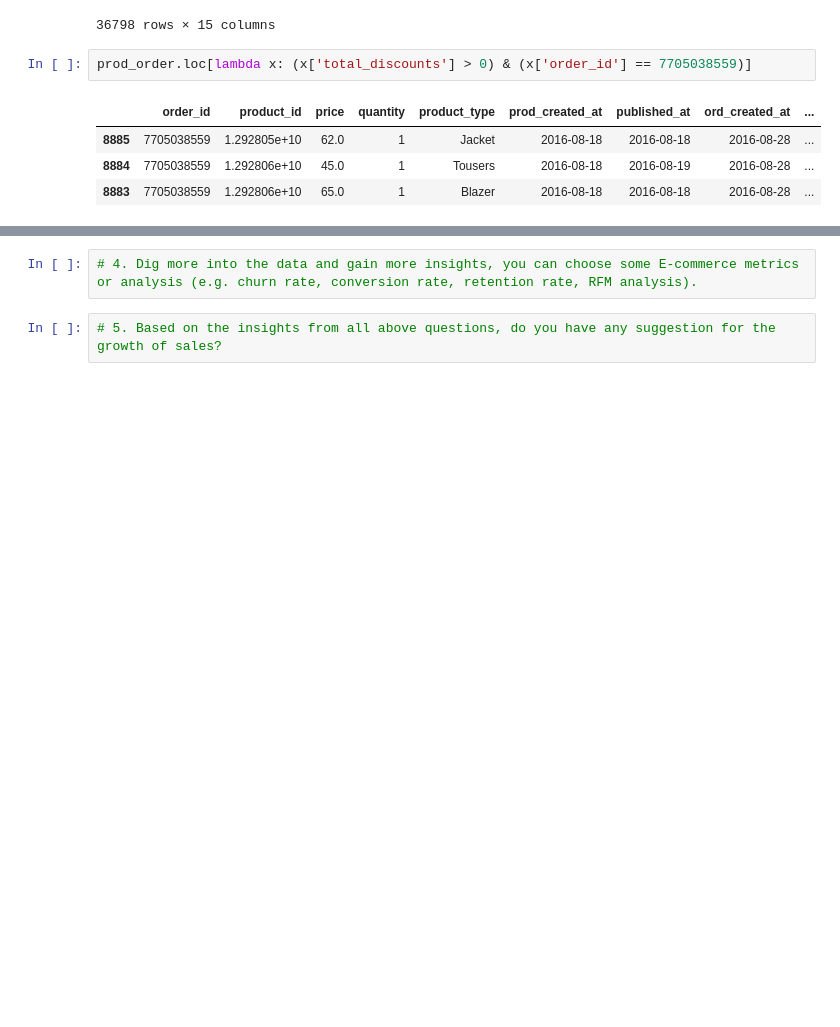
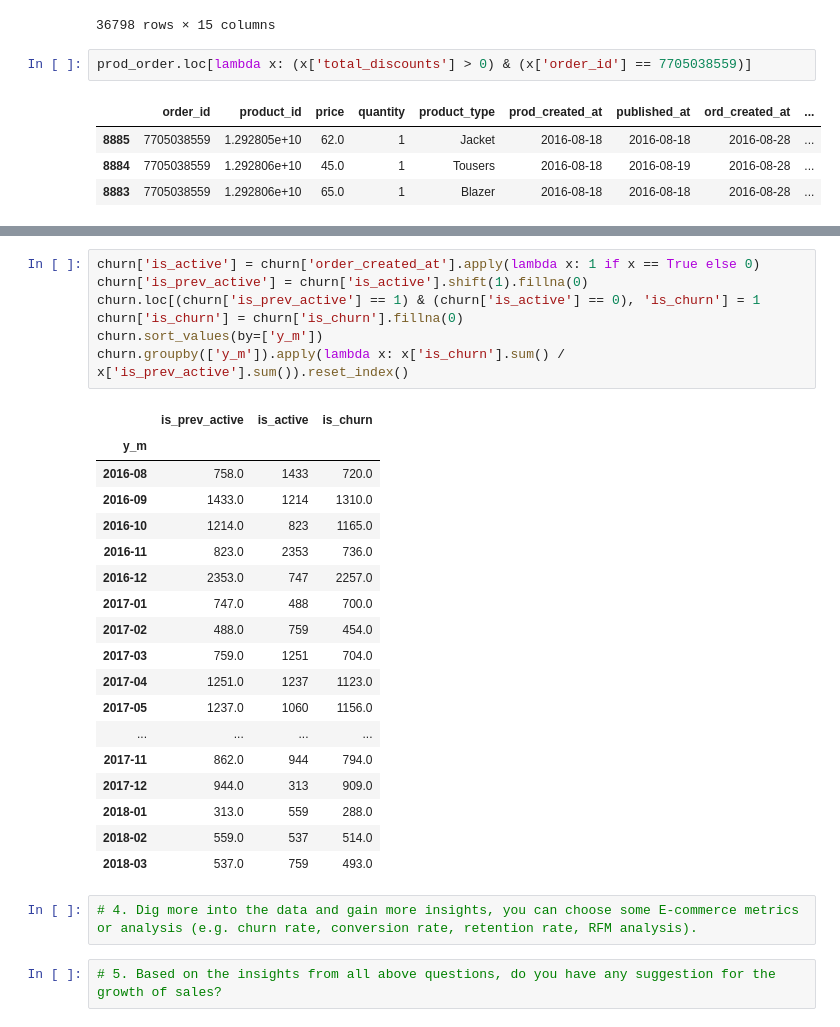
Before and after one commit to ryq99/Use_Case_Backlogs, a Jupyter notebook: ecommerce-project.ipynb, the cells around one changed output, grey strips where cells are left out. Cells and saved outputs as stored; diff of their text form; blank space fills up the shorter version.

```diff
--- a/ecommerce-project.ipynb
+++ b/ecommerce-project.ipynb
@@ -226,3 +228,29 @@ sns.boxplot(data=prod_order, y='total_discounts_ratio', x='quantity')
+# %%
+churn['is_active'] = churn['order_created_at'].apply(lambda x: 1 if x == True else 0)
+churn['is_prev_active'] = churn['is_active'].shift(1).fillna(0)
+churn.loc[(churn['is_prev_active'] == 1) & (churn['is_active'] == 0), 'is_churn'] = 1
+churn['is_churn'] = churn['is_churn'].fillna(0)
+churn.sort_values(by=['y_m'])
+churn.groupby(['y_m']).apply(lambda x: x['is_churn'].sum() / x['is_prev_active'].sum()).reset_index()
+# %% [output]
+|  | is_prev_active | is_active | is_churn |
+| y_m |  |  |  |
+| 2016-08 | 758.0 | 1433 | 720.0 |
+| 2016-09 | 1433.0 | 1214 | 1310.0 |
+| 2016-10 | 1214.0 | 823 | 1165.0 |
+| 2016-11 | 823.0 | 2353 | 736.0 |
+| 2016-12 | 2353.0 | 747 | 2257.0 |
+| 2017-01 | 747.0 | 488 | 700.0 |
+| 2017-02 | 488.0 | 759 | 454.0 |
+| 2017-03 | 759.0 | 1251 | 704.0 |
+| 2017-04 | 1251.0 | 1237 | 1123.0 |
+| 2017-05 | 1237.0 | 1060 | 1156.0 |
+| ... | ... | ... | ... |
+| 2017-11 | 862.0 | 944 | 794.0 |
+| 2017-12 | 944.0 | 313 | 909.0 |
+| 2018-01 | 313.0 | 559 | 288.0 |
+| 2018-02 | 559.0 | 537 | 514.0 |
+| 2018-03 | 537.0 | 759 | 493.0 |
 # %%
 # 4. Dig more into the data and gain more insights, you can choose some E-commerce metrics or analysis (e.g. churn rate, conversion rate, retention rate, RFM analysis).
 # %%
```
Also changed, not shown: parts of 5 cells of this notebook.
